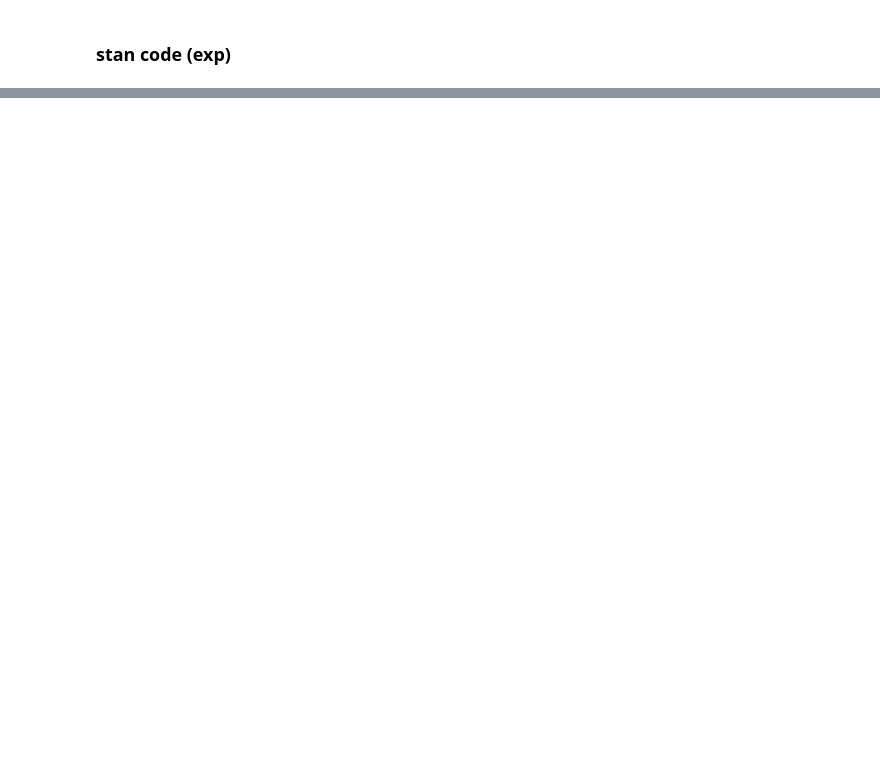
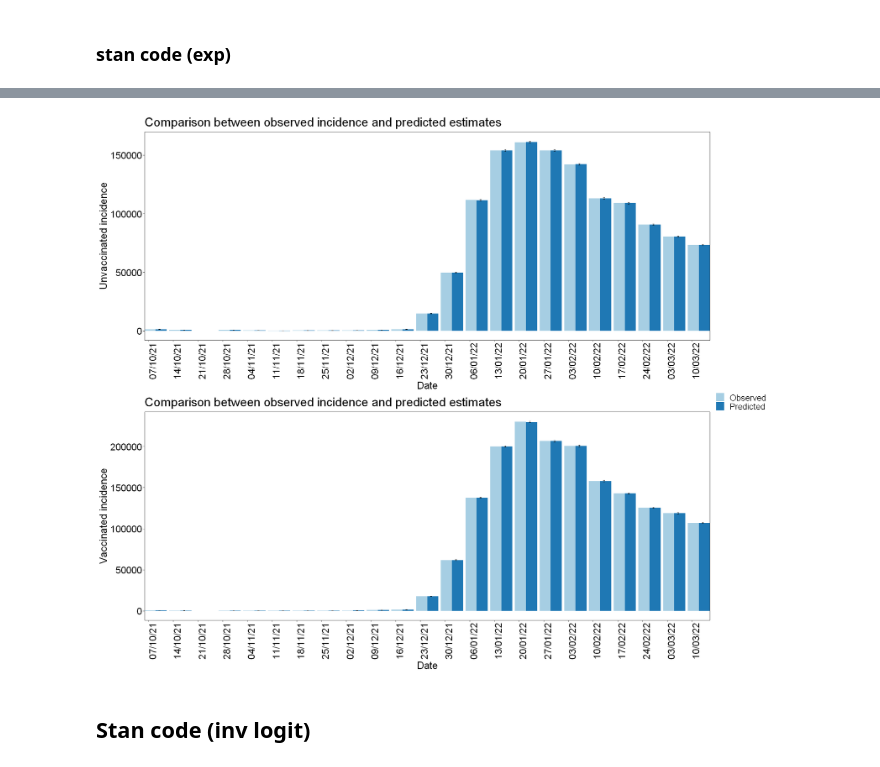
Before and after one commit to hiroaki-murayama/waning_ve_estimation_multivariant, a Jupyter notebook: src/Japan_ncov_waning_r.ipynb, the cells around one changed output, grey strips where cells are left out. Drawn from its saved outputs; the diff is of its cells as text; code cells hidden in the pictures; blank space fills up the shorter version.

```diff
--- a/src/Japan_ncov_waning_r.ipynb
+++ b/src/Japan_ncov_waning_r.ipynb
@@ -186,0 +233,8 @@ Chain 2:
+# %%
+options(repr.plot.width=18,repr.plot.height=15)
+ggarrange(u_param_plot,v_param_plot, nrow=2,ncol=1,common.legend=TRUE,legend="right")
+ggsave(file = "output/fitness_plot_param1_Japan.png", width = 18, height = 15)
+# %% [output]
+[figure, added]
+# %% [markdown]
+## Stan code (inv logit)
```
Also changed, not shown: parts of 33 cells of this notebook, 59 other files.
